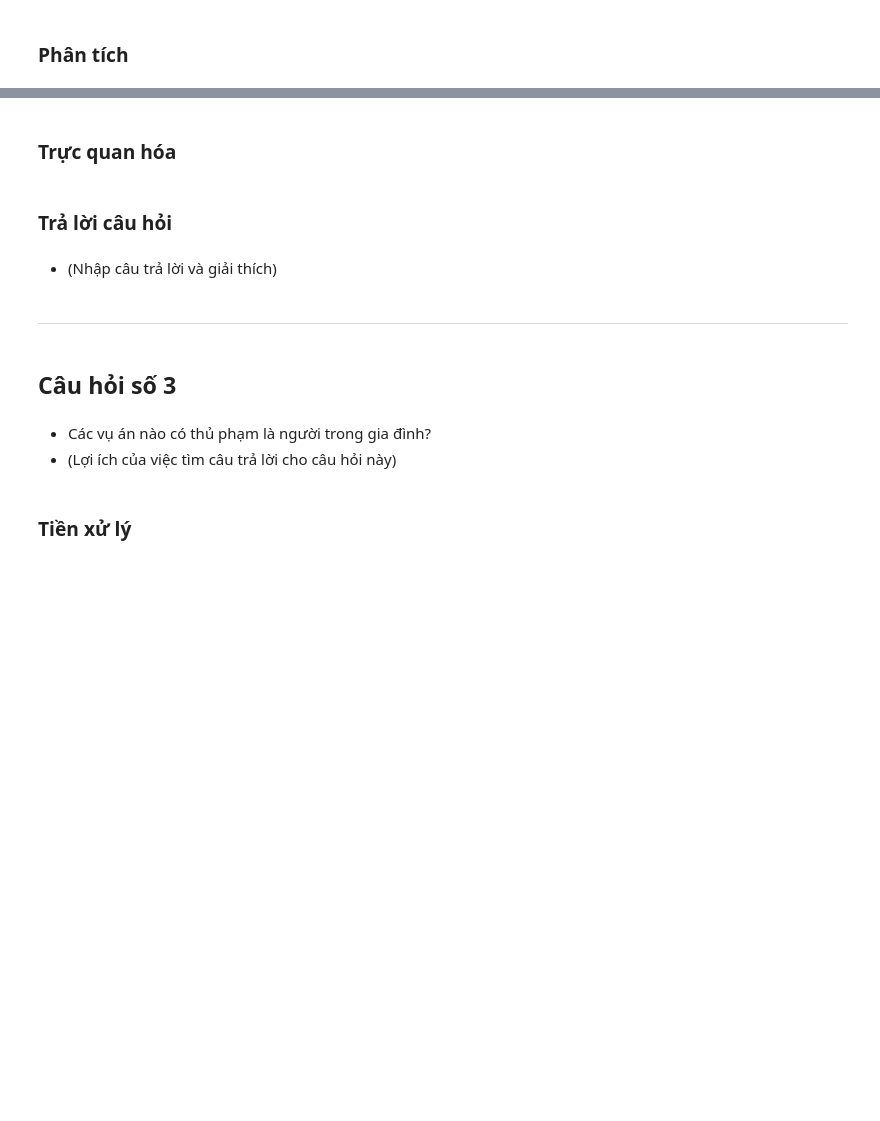
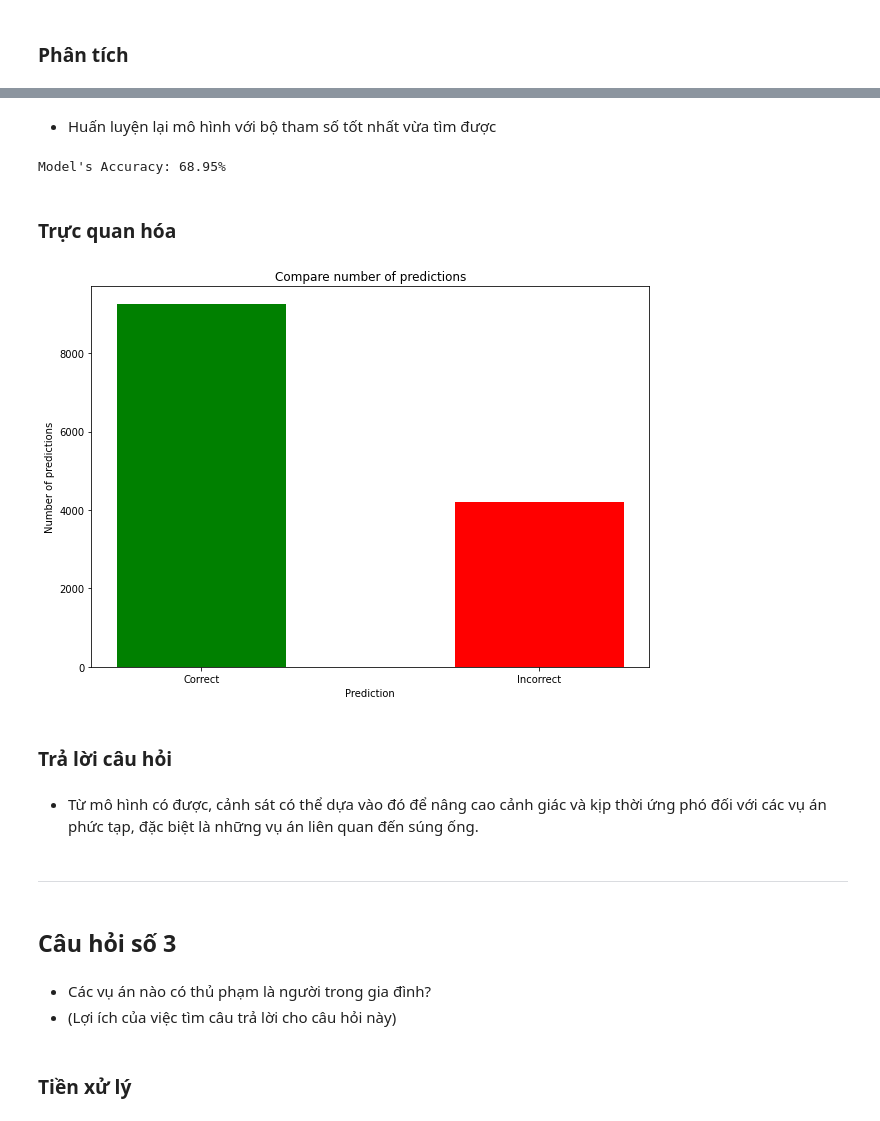
Before and after one commit to SangPhan852/P4DS_Project, a Jupyter notebook: 20127288_20127613.ipynb, the cells around one changed output, grey strips where cells are left out. Saved outputs shown, nothing was run; the diff lists cells and outputs as text; code cells hidden in the pictures; blank space fills up the shorter version.

```diff
--- a/20127288_20127613.ipynb
+++ b/20127288_20127613.ipynb
@@ -439,0 +537,4 @@ plt.show()
+# %%
+scaler = StandardScaler()
+X_train = scaler.fit_transform(X_train)
+X_train
@@ -439,0 +555,4 @@ plt.show()
+# %%
+scaler = StandardScaler()
+X_test = scaler.fit_transform(X_test)
+X_test
@@ -441,0 +595,13 @@ plt.show()
+# %%
+def display(results):
+    print(f'Best parameters are: {results.best_params_}')
+    print("\n")
+    mean_score = results.cv_results_['mean_test_score']
+    std_score = results.cv_results_['std_test_score']
+    params = results.cv_results_['params']
+    for mean,std,params in zip(mean_score,std_score,params):
+        print(f'{round(mean, 3)} + or -{round(std, 3)} for the {params}')
+
+    return results.best_params_['n_estimators'], results.best_params_['max_depth']
+
+best_n_estimator, best_max_depth = display(cv)
@@ -442,9 +626,30 @@ plt.show()
+# %% [markdown]
+- Huấn luyện lại mô hình với bộ tham số tốt nhất vừa tìm được
+# %%
+clf = RandomForestClassifier(n_estimators = best_n_estimator, max_depth = best_max_depth)
+clf.fit(X_train, y_train)
+y_pred = clf.predict(X_test)
+print('Model\'s Accuracy: ' + str(round(sum(y_pred == y_test)/len(y_pred) * 100, 2)) + '%')
+# %% [output]
+Model's Accuracy: 68.95%
 # %% [markdown]
 ### Trực quan hóa
+# %%
+correct_pred = sum(y_pred == y_test)
+incorrect_pred = sum(y_pred != y_test)
+
+plt.figure(figsize=(10, 7))
+plt.title('Compare number of predictions')
+plt.xlabel('Prediction')
+plt.ylabel('Number of predictions')
+plt.bar(['Correct', 'Incorrect'], [correct_pred, incorrect_pred], width = 0.5, color = ['green', 'red'])
+plt.show()
+# %% [output]
+[figure, added]
 # %% [markdown]
 ### Trả lời câu hỏi
-# %% [markdown]
-- (Nhập câu trả lời và giải thích)
+# %% [markdown]
+- Từ mô hình có được, cảnh sát có thể dựa vào đó để nâng cao cảnh giác và kịp thời ứng phó đối với các vụ án phức tạp, đặc biệt là những vụ án liên quan đến súng ống.
 # %% [markdown]
 ---
 # %% [markdown]
```
Also changed, not shown: parts of 21 cells of this notebook.
